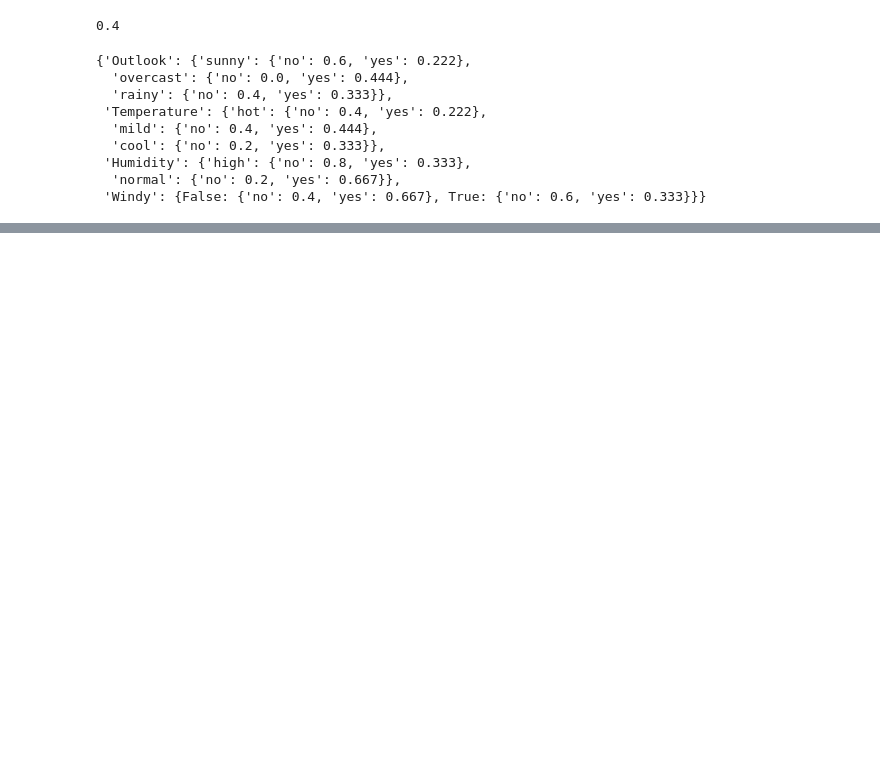
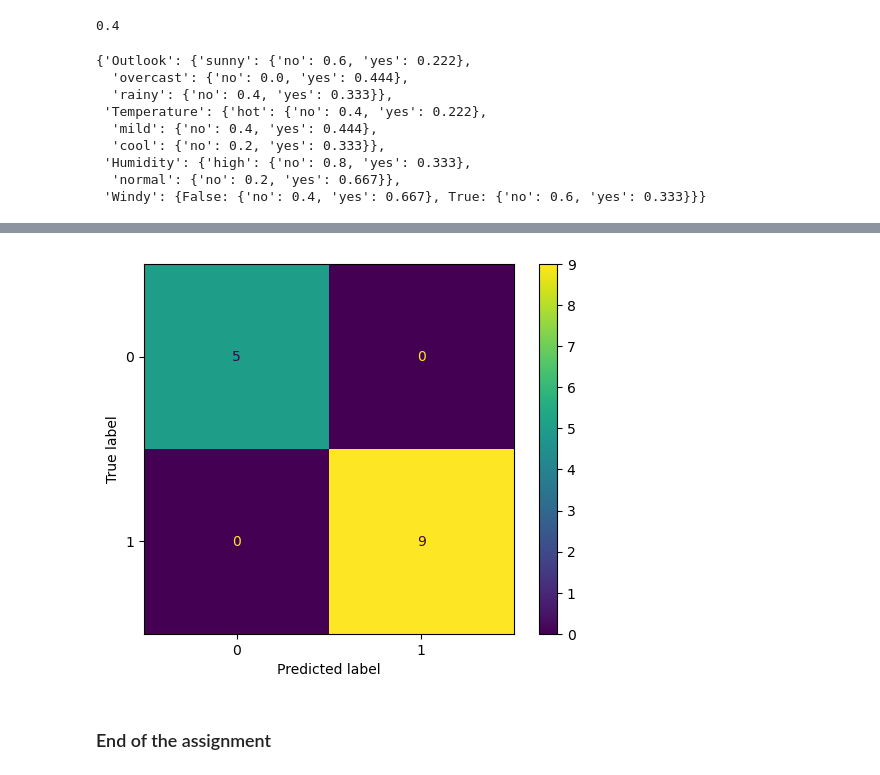
Before and after one commit to lavkushsingh31/ML-Practice-Exercises, a Jupyter notebook: Naive Bayes Implementation.ipynb, the cells around one changed output, grey strips where cells are left out. Saved outputs shown, nothing was run; the diff lists cells and outputs as text; code cells hidden in the pictures; blank space fills up the shorter version.

```diff
--- a/Naive Bayes Implementation.ipynb
+++ b/Naive Bayes Implementation.ipynb
@@ -199,0 +349,2 @@ predictions(nb_model, data.iloc[:,:-1])
+# %%
+X_onehot, y_onehot = data_copy_onehot.iloc[:, :-1], data_copy.iloc[:, -1]
@@ -199,0 +395,7 @@ predictions(nb_model, data.iloc[:,:-1])
+# %%
+cm = confusion_matrix(y_onehot, y_pred_onehot)
+ConfusionMatrixDisplay(cm).plot();
+# %% [output]
+[figure, added]
+# %% [markdown]
+### End of the assignment
```
Also changed, not shown: parts of 54 cells of this notebook.
